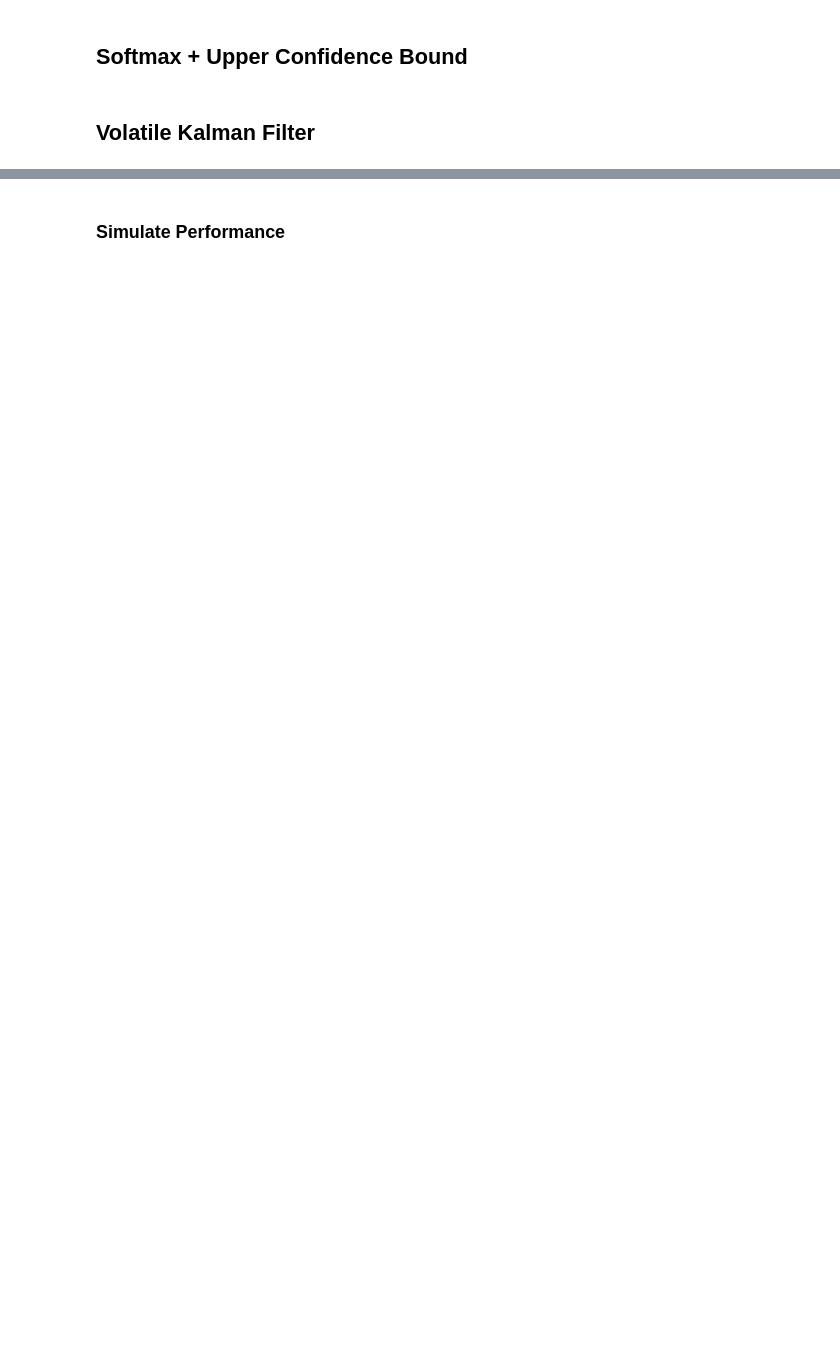
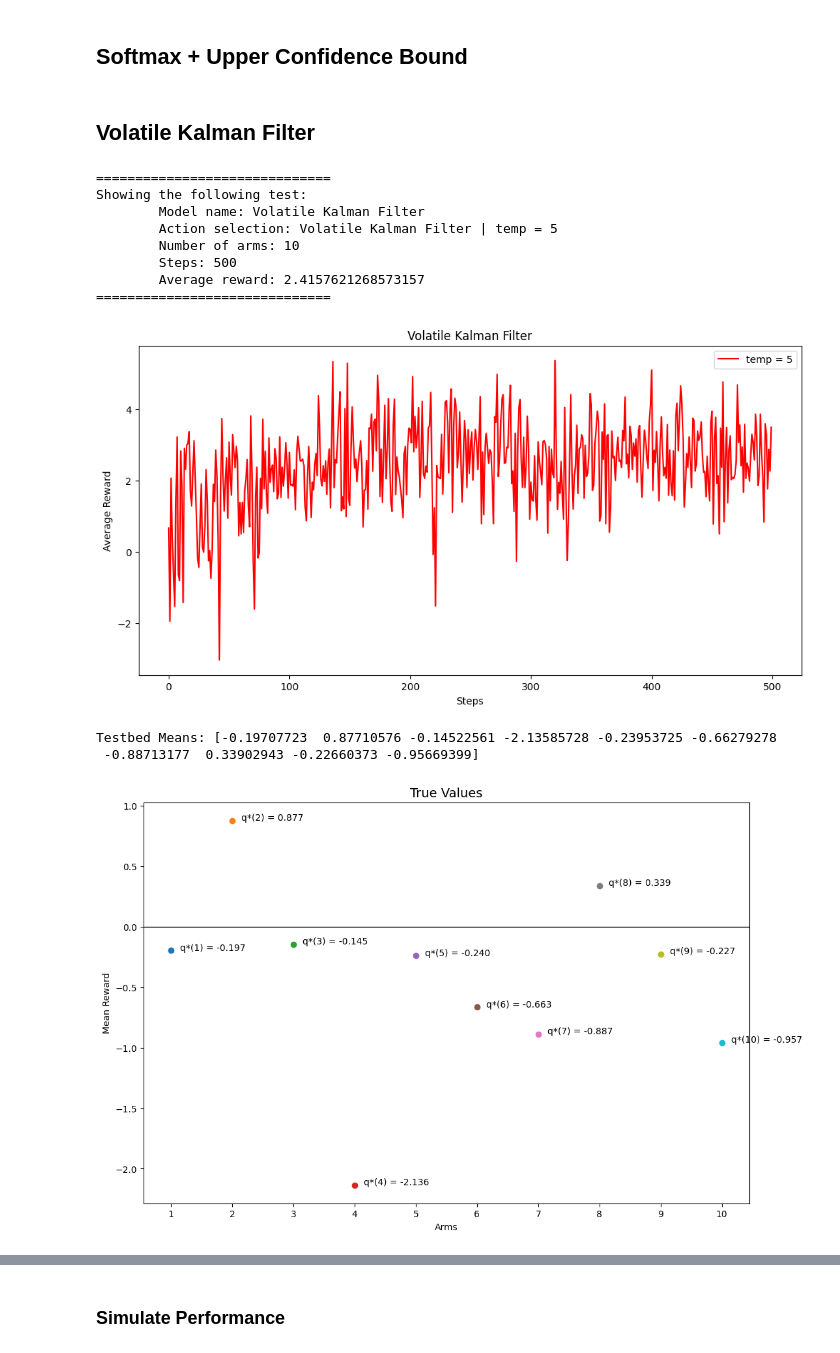
Before and after one commit to bK0s/RL-Bandits, a Jupyter notebook: MyRLNotes/RLNotebook.ipynb, the cells around one changed output, grey strips where cells are left out. Cells and saved outputs as stored; diff of their text form; code cells hidden in the pictures; blank space fills up the shorter version.

```diff
--- a/MyRLNotes/RLNotebook.ipynb
+++ b/MyRLNotes/RLNotebook.ipynb
@@ -84,20 +117,33 @@ SMUCB.simulate()
 # %%
 # Model Params
 model_type = "VKF"
-volatility_update_param = 0.9       # lamda
+volatility_update_param = 0.6      # lamda
 obervation_noise = 1              # Constant varience
-inital_volatility = 0.1             # Sigma
+inital_volatility = 50             # Sigma
 initial_posterior_mean = 0
-initial_posterior_var = 100
-temp = 0.1
+initial_posterior_var = 10
+temp = 5
+start_val = 5
 
 VKF = create_bandit_task(model_type=model_type, env=env.new(), model_params=[obervation_noise, volatility_update_param, inital_volatility, initial_posterior_mean, initial_posterior_var, temp], steps=500, start_val=start_val)
 
-VKF.simulate(num_problems=1000)
+VKF.env.show_mean()
+VKF.simulate(num_problems=1)
 
 VKF.show_results()
-print("using model params")
-VKF.LL_VKF(volatility_update_param, inital_volatility, temp) # using same parameters
-print("using completely different key parameters")
-VKF.LL_VKF(0.3,0.5, 0.5) #
+VKF.env.show_mean()
+
 # VKF.show_actions()
+# %% [output]
+==============================
+Showing the following test:
+        Model name: Volatile Kalman Filter
+        Action selection: Volatile Kalman Filter | temp = 5
+        Number of arms: 10
+        Steps: 500
+        Average reward: 2.4157621268573157
+==============================
+[figure, added]
+Testbed Means: [-0.19707723  0.87710576 -0.14522561 -2.13585728 -0.23953725 -0.66279278
+ -0.88713177  0.33902943 -0.22660373 -0.95669399]
+[figure, added]
```
Also changed, not shown: parts of 9 cells of this notebook, 1 other file.
